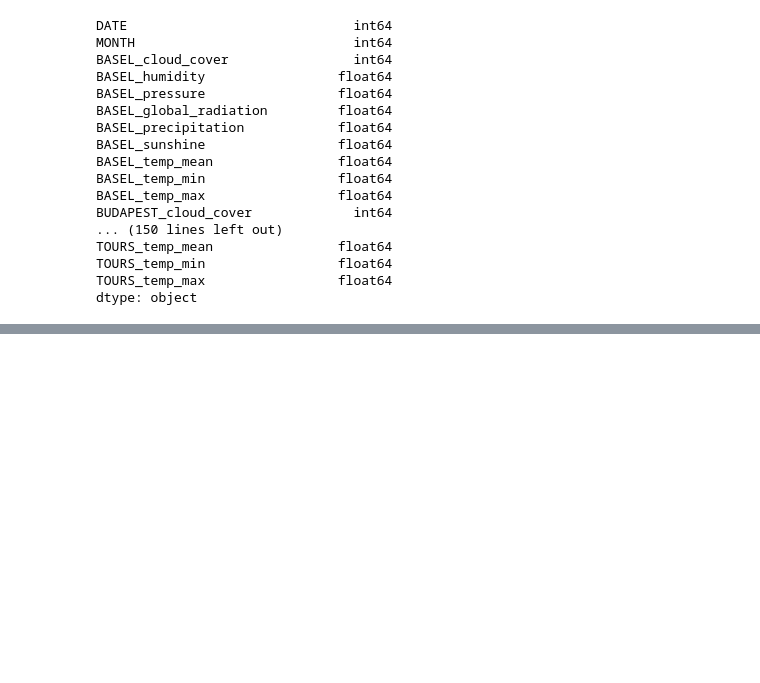
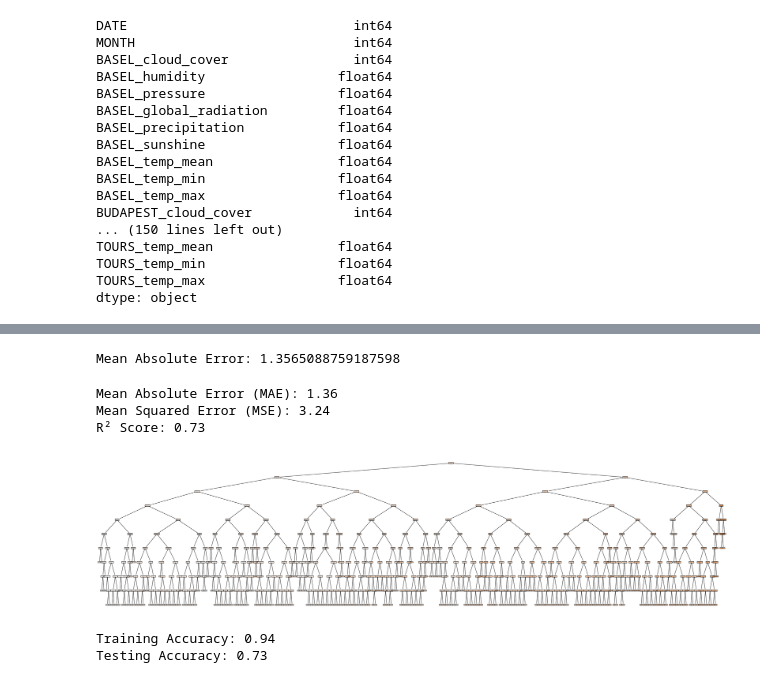
Before and after one commit to omnidox/cognizant-genspark-genai-training, a Jupyter notebook: introduction-to-genai/deliverables/mod_2_unsupervised_learning/Decision_Trees_Weather_Prediction.ipynb, the cells around one changed output, grey strips where cells are left out. Drawn from its saved outputs; the diff is of its cells as text; code cells hidden in the pictures; blank space fills up the shorter version.

```diff
--- a/introduction-to-genai/deliverables/mod_2_unsupervised_learning/Decision_Trees_Weather_Prediction.ipynb
+++ b/introduction-to-genai/deliverables/mod_2_unsupervised_learning/Decision_Trees_Weather_Prediction.ipynb
@@ -218,0 +420,9 @@ print(f"Target variable: {target_variable}")
+# %%
+# Extract only the feature names
+selected_feature_names = selected_features.index.tolist()  # Get a list of column names
+
+# Use them to select columns from X
+X_selected = X[selected_feature_names]
+
+# Verify
+print(X_selected.columns)  # Should match selected_feature_names
@@ -218,0 +447,56 @@ print(f"Target variable: {target_variable}")
+# %%
+from sklearn.model_selection import train_test_split
+from sklearn.ensemble import RandomForestRegressor
+from sklearn.metrics import mean_absolute_error
+
+# Train/Test Split
+X_train, X_test, y_train, y_test = train_test_split(X_selected, y, test_size=0.2, random_state=42)
+
+# Train Random Forest Regressor
+rf_model = RandomForestRegressor(n_estimators=100, max_depth=10, random_state=42)
+rf_model.fit(X_train, y_train)
+
+# Evaluate Model
+y_pred = rf_model.predict(X_test)
+print(f"Mean Absolute Error: {mean_absolute_error(y_test, y_pred)}")
+# %% [output]
+Mean Absolute Error: 1.3565088759187598
+# %%
+from sklearn.metrics import mean_absolute_error, mean_squared_error, r2_score
+
+# Predict on test data
+y_pred = rf_model.predict(X_test)
+
+# Compute error metrics
+mae = mean_absolute_error(y_test, y_pred)
+mse = mean_squared_error(y_test, y_pred)
+r2 = r2_score(y_test, y_pred)
+
+print(f"Mean Absolute Error (MAE): {mae:.2f}")
+print(f"Mean Squared Error (MSE): {mse:.2f}")
+print(f"R² Score: {r2:.2f}")
+# %% [output]
+Mean Absolute Error (MAE): 1.36
+Mean Squared Error (MSE): 3.24
+R² Score: 0.73
+# %%
+from sklearn.tree import plot_tree
+import matplotlib.pyplot as plt
+
+# Select a tree from the random forest (e.g., the first tree)
+tree_index = 0  # You can change this to visualize other trees
+plt.figure(figsize=(40,10))
+plot_tree(rf_model.estimators_[tree_index], feature_names=X_selected.columns, filled=True, rounded=True)
+plt.savefig("decision_tree.png", dpi=600, bbox_inches="tight")  # Save with high DPI
+plt.show()
+# %% [output]
+[figure, added]
+# %%
+train_accuracy = rf_model.score(X_train, y_train)
+test_accuracy = rf_model.score(X_test, y_test)
+
+print(f"Training Accuracy: {train_accuracy:.2f}")
+print(f"Testing Accuracy: {test_accuracy:.2f}")
+# %% [output]
+Training Accuracy: 0.94
+Testing Accuracy: 0.73
```
Also changed, not shown: parts of 14 cells of this notebook, 2 other files.
